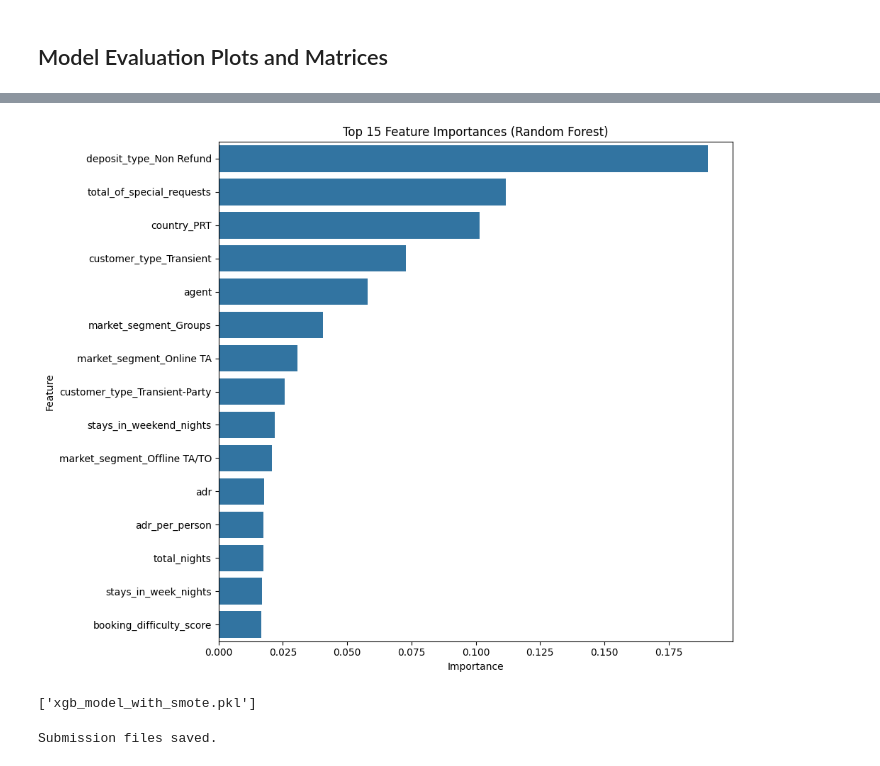
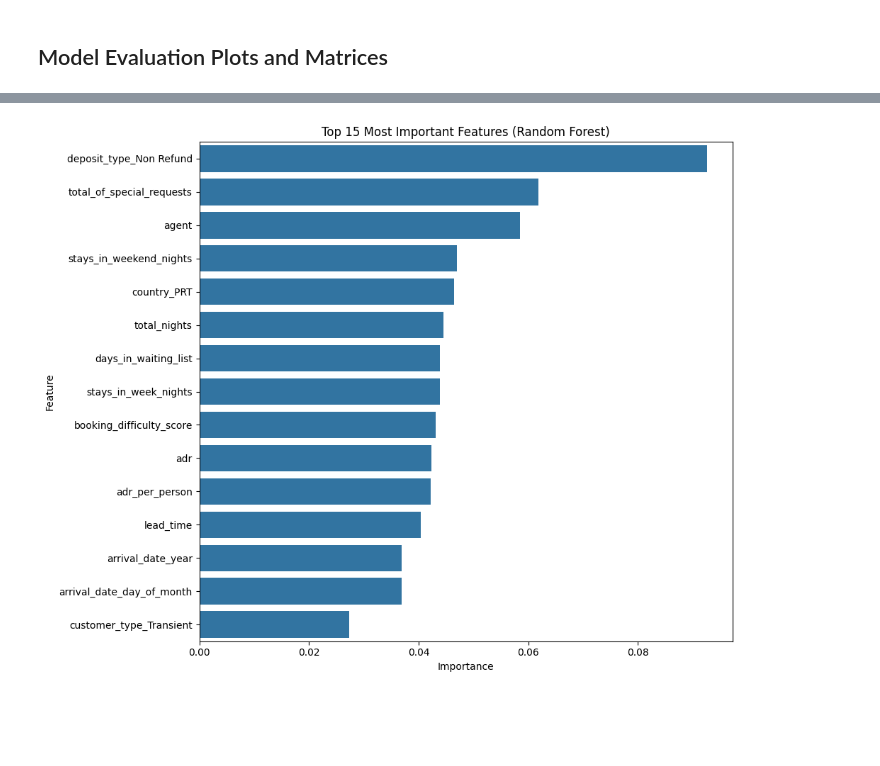
Before and after one commit to Yevheniia-Rudenko/redi_school_ML_AI, a Jupyter notebook: final_project/simple_logistic_regression.ipynb, the cells around one changed output, grey strips where cells are left out. Drawn from its saved outputs; the diff is of its cells as text; code cells hidden in the pictures; blank space fills up the shorter version.

```diff
--- a/final_project/simple_logistic_regression.ipynb
+++ b/final_project/simple_logistic_regression.ipynb
@@ -309,0 +243,15 @@ joblib.dump(scaler, "scaler.pkl")
+# %%
+# Random Forest
+rf_model = RandomForestClassifier(n_estimators=500,
+    max_depth=20,
+    min_samples_split=2,
+    min_samples_leaf=1,
+    max_features='sqrt',
+    random_state=42,
+    class_weight='balanced')
+rf_model.fit(X_train_scaled, y_train)
+rf_pred = rf_model.predict(X_val_scaled)
+rf_f1 = f1_score(y_val, rf_pred, average='weighted')
+
+# Print scores
+print(f"Random Forest: F1 Weighted = {rf_f1:.4f}")
@@ -310,12 +282,2 @@ joblib.dump(scaler, "scaler.pkl")
 # %% [markdown]
 ## Model Evaluation Plots and Matrices
-# %%
-# Train models
-lr_model = LogisticRegression(max_iter=1000, random_state=42)
-lr_model.fit(X_train_scaled, y_train_res)
-
-rf_model = RandomForestClassifier(n_estimators=200, max_depth=12, random_state=42)
-rf_model.fit(X_train_scaled, y_train_res)
-
-xgb_model = XGBClassifier(n_estimators=100, max_depth=6, learning_rate=0.1, random_state=42)
-xgb_model.fit(X_train_scaled, y_train_res)
@@ -409,35 +355,14 @@ weighted avg       0.74      0.74      0.73      7336
 # %%
-feat_importances = pd.Series(rf_model.feature_importances_, index=X.columns)
-top_feats = feat_importances.sort_values(ascending=False).head(15)
-plt.figure(figsize=(10,8))
-sns.barplot(x=top_feats.values, y=top_feats.index)
-plt.title("Top 15 Feature Importances (Random Forest)")
-plt.xlabel("Importance")
-plt.ylabel("Feature")
-plt.tight_layout()
-plt.show()
+# Feature Importances for Random Forest
+if hasattr(rf_model, 'feature_importances_'):
+    feature_importances = pd.DataFrame({'feature': X.columns, 'importance': rf_model.feature_importances_})
+    feature_importances = feature_importances.sort_values('importance', ascending=False).head(15) # Top 15 features
+    plt.figure(figsize=(10, 8))
+    sns.barplot(x='importance', y='feature', data=feature_importances)
+    plt.title('Top 15 Most Important Features (Random Forest)')
+    plt.xlabel('Importance')
+    plt.ylabel('Feature')
+    plt.tight_layout()
+    plt.show()
 # %% [output]
-[figure, old version]
+[figure, new version]
-# %%
-joblib.dump((lr_model, scaler, feature_means), "lr_model_with_smote.pkl")
-joblib.dump(rf_model, "rf_model_with_smote.pkl")
-joblib.dump((xgb_model, scaler, feature_means), "xgb_model_with_smote.pkl")
-# %% [output]
-['xgb_model_with_smote.pkl']
-# %%
-if df_test is not None:
-    # LR и XGB на scaled, RF на обычных данных (без масштабирования)
-    lr_preds = lr_model.predict(df_test_scaled)
-    rf_preds = rf_model.predict(df_test)
-    xgb_preds = xgb_model.predict(df_test_scaled)
-
-    submission_lr = pd.DataFrame({"id": df_test.get("id", range(len(df_test))), "is_canceled": lr_preds})
-    submission_rf = pd.DataFrame({"id": df_test.get("id", range(len(df_test))), "is_canceled": rf_preds})
-    submission_xgb = pd.DataFrame({"id": df_test.get("id", range(len(df_test))), "is_canceled": xgb_preds})
-
-    submission_lr.to_csv("submission_lr.csv", index=False)
-    submission_rf.to_csv("submission_rf.csv", index=False)
-    submission_xgb.to_csv("submission_xgb.csv", index=False)
-    print("Submission files saved.")
-# %% [output]
-Submission files saved.
```
Also changed, not shown: parts of 20 cells of this notebook.
